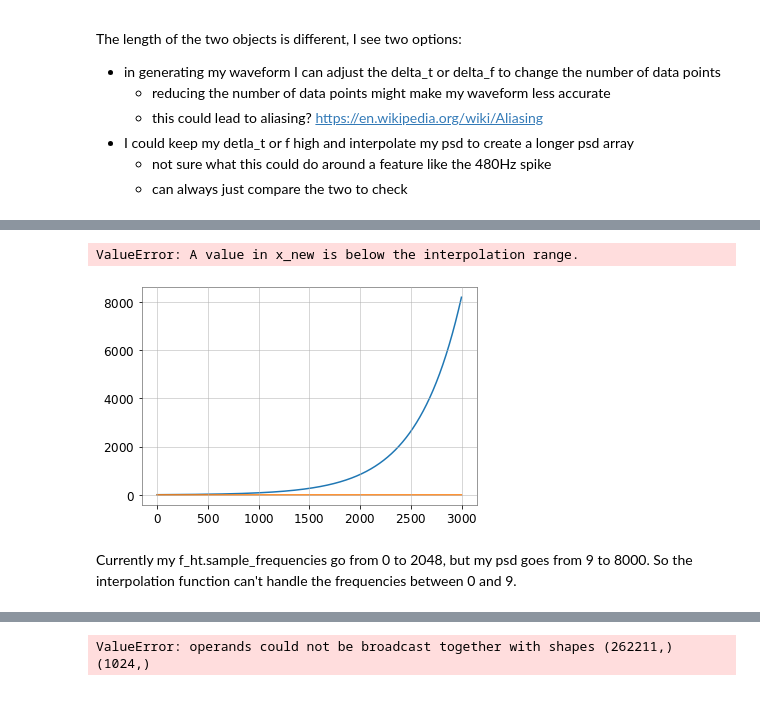
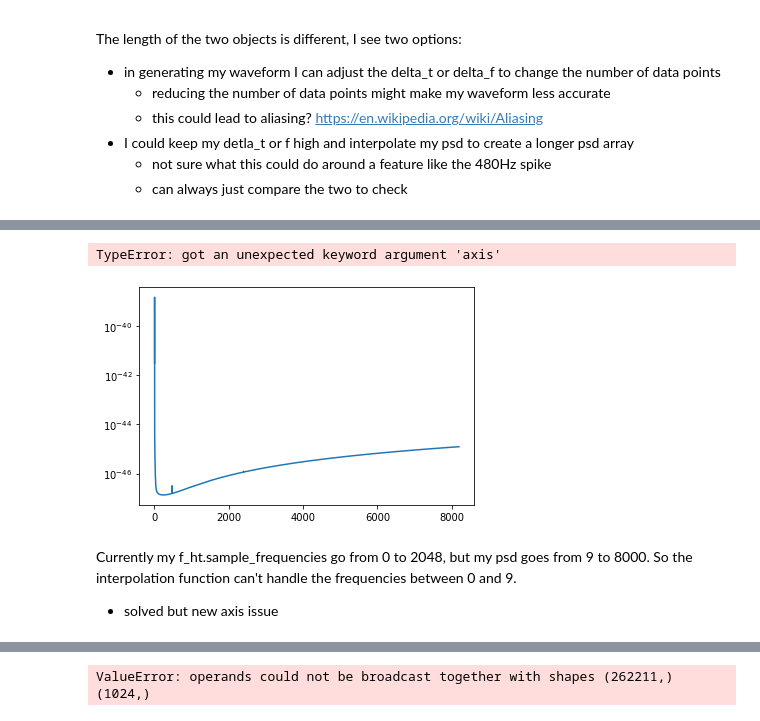
Before and after one commit to jhyland01/p_astro_project, a Jupyter notebook: pycbc_snr.ipynb, the cells around one changed output, grey strips where cells are left out. Saved outputs shown, nothing was run; the diff lists cells and outputs as text; code cells hidden in the pictures.

```diff
--- a/pycbc_snr.ipynb
+++ b/pycbc_snr.ipynb
@@ -239,24 +239,27 @@ print(psd_array)
 # %%
-import bilby
-from bilby import gw
 from bilby.gw import detector as det
 from bilby.gw import utils
 from scipy.interpolate import interp1d
-from gwpy.plot import Plot
 
 psd_path = '/data/wiay/johnny/phd1/phd1/lib/python3.7/site-packages/bilby/gw/detector/noise_curves/aLIGO_ZERO_DET_high_P_psd.txt'
 psd = det.psd.PowerSpectralDensity.from_power_spectral_density_file(psd_path)
 #psd_data = psd.data
 psd_array = np.genfromtxt(psd_path)
 
-Plot(psd_array)
+plt.semilogy(psd_array[:,0],psd_array[:,1])
+# plt.xlim((10,600))
+# plt.ylim((10**-48,10**-46))
 
-psd_interp_fn = interp1d(psd_array[0,:], psd_array[1,:])
-psd_interpolated = psd_interp_fn(f_ht.sample_frequencies)
+psd_interp_fn = interp1d(psd_array[:,0], psd_array[:,1])
+# x = np.where(f_ht.sample_frequencies>10, f_ht.sample_frequencies, 0)
+# print(x)
+gt_10_loc = np.where(f_ht.sample_frequencies>10)[0][0]
+psd_interpolated = psd_interp_fn(f_ht.sample_frequencies[gt_10_loc:])
 
-snr = utils.optimal_snr_squared(signal=f_ht, power_spectral_density=psd_interpolated, duration=len(f_ht.sample_times))
+snr = utils.optimal_snr_squared(signal=f_ht[gt_10_loc:], power_spectral_density=psd_interpolated, duration=(ht.sample_times[-1]-ht.sample_times[0]))
 # %% [output]
-ValueError: A value in x_new is below the interpolation range.
+TypeError: got an unexpected keyword argument 'axis'
-[figure, old version]
+[figure, new version]
 # %% [markdown]
 Currently my f_ht.sample_frequencies go from 0 to 2048, but my psd goes from 9 to 8000. So the interpolation function can't handle the frequencies between 0 and 9.
+* solved but new axis issue
```
Also changed, not shown: parts of 13 cells of this notebook, 5 other files.
